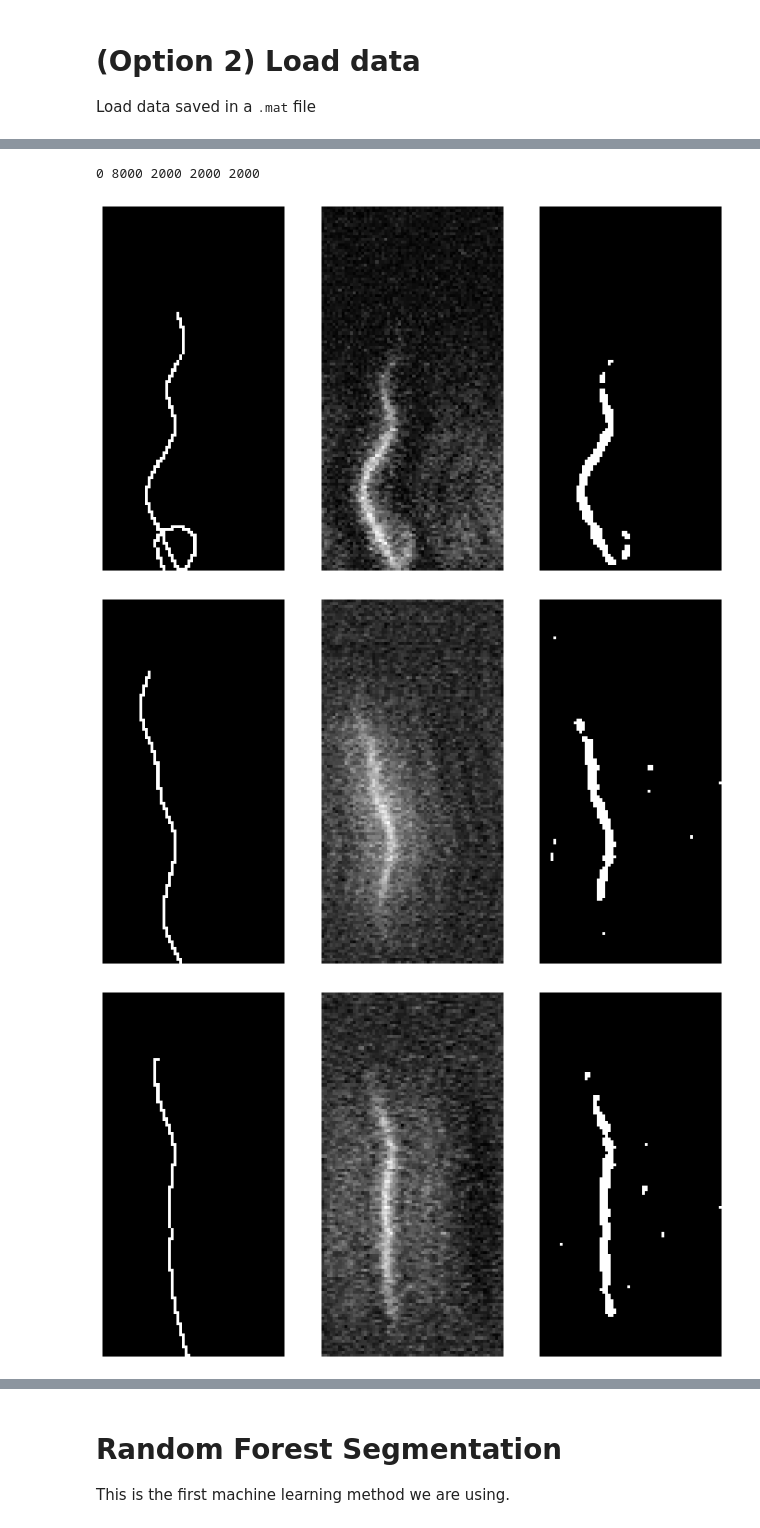
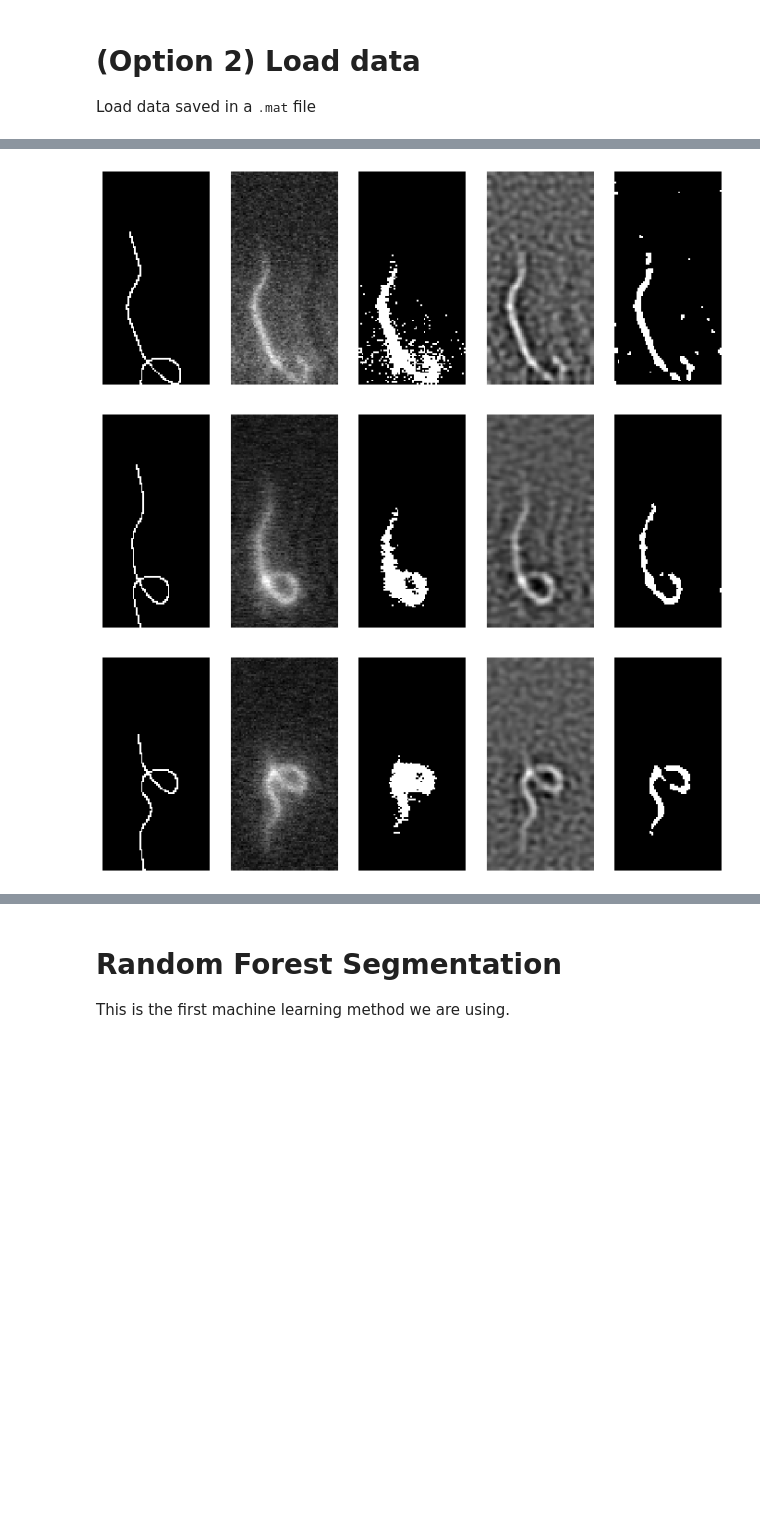
Before and after one commit to RobbieHolland/AIWire, a Jupyter notebook: classical_segmentation.ipynb, the cells around one changed output, grey strips where cells are left out. Drawn from its saved outputs; the diff is of its cells as text; code cells hidden in the pictures; blank space fills up the shorter version.

```diff
--- a/classical_segmentation.ipynb
+++ b/classical_segmentation.ipynb
@@ -78,3 +69,10 @@ Load data saved in a <tt>.mat</tt> file
 from load_data import *
 # X, y = load_data('/content/drive/My Drive/AIWIRE', 'dataset')
 X, y = load_data('.', 'data/iteration_1_dataset')
+# %%
+import dataset
+from sklearn.model_selection import train_test_split
+
+batch_size = 50
+X_train, X_test, y_train, y_test = train_test_split(X, y, test_size=0.2)
+dataloaders = dataset.gen_dataloaders(X_train, X_test, y_train, y_test, batch_size)
@@ -120,15 +97,18 @@ n_components = 2
 # model=GaussianMixture(n_components=n_components, means_init=[[0], [0.6]])
 # model.fit(X, y)
 
-segmentations_laplace = []
-for datum in X:
+def laplace_segmentation(image):
+    lp = -cv2.Laplacian(image, cv2.CV_64F, ksize=15)
+    lp = lp - np.min(lp)
+    lp = lp / np.max(lp)
+    return lp
+
+segmentations_laplace, segmentations_threshold = [], []
+for datum in X_test:
 
     # Threshold segmentation
-    segmentations_threshold += [datum > 10]
+    segmentations_threshold += [datum > 0.45]
 
     # Laplace filter
-    lp = -cv2.Laplacian(datum, cv2.CV_64F, ksize=15)
-    lp = lp - np.min(lp)
-    lp = lp / np.max(lp)
-    segmentations_laplace += [lp]
+    segmentations_laplace += [laplace_segmentation(datum)]
 #     segmentations_edge += [cv2.Sobel(datum,cv2.CV_64F,1,0,ksize=5)]
@@ -139,21 +115,27 @@ Clearly, the GMM is not very good since the noise can have the same intensity as
 # %%
 # Show first few segmentations
-print(len(segmentations_gmm), len(segmentations_threshold), len(segmentations_edge), len(y), len(X))
-for i, (seg_lap, ground_truth, simulated) in enumerate(list(zip(segmentations_laplace, y, X))[:3]):
+for i, (seg_lap, seg_thresh, ground_truth, simulated) in enumerate(list(zip(segmentations_laplace, segmentations_threshold, y_test, X_test))[:3]):
     plt.figure(figsize=(12, 12))
-    plt.subplot(131)
+    plt.subplot(151)
     plt.imshow(ground_truth, cmap='gray')
     plt.axis('off')
 
-    plt.subplot(132)
+    plt.subplot(152)
     plt.imshow(simulated, cmap='gray')
     plt.axis('off')
 
-    plt.subplot(133)
+    plt.subplot(153)
+    plt.imshow(seg_thresh, cmap='gray')
+    plt.axis('off')
+
+    plt.subplot(154)
     plt.imshow(seg_lap, cmap='gray')
     plt.axis('off')
+
+    plt.subplot(155)
+    plt.imshow(seg_lap > 0.52, cmap='gray')
+    plt.axis('off')
 # %% [output]
-0 8000 2000 2000 2000
-[figure, old version]
+[figure, new version]
-[figure, old version]
+[figure, new version]
-[figure, old version]
+[figure, new version]
```
Also changed, not shown: parts of 18 cells of this notebook, 2 other files.
